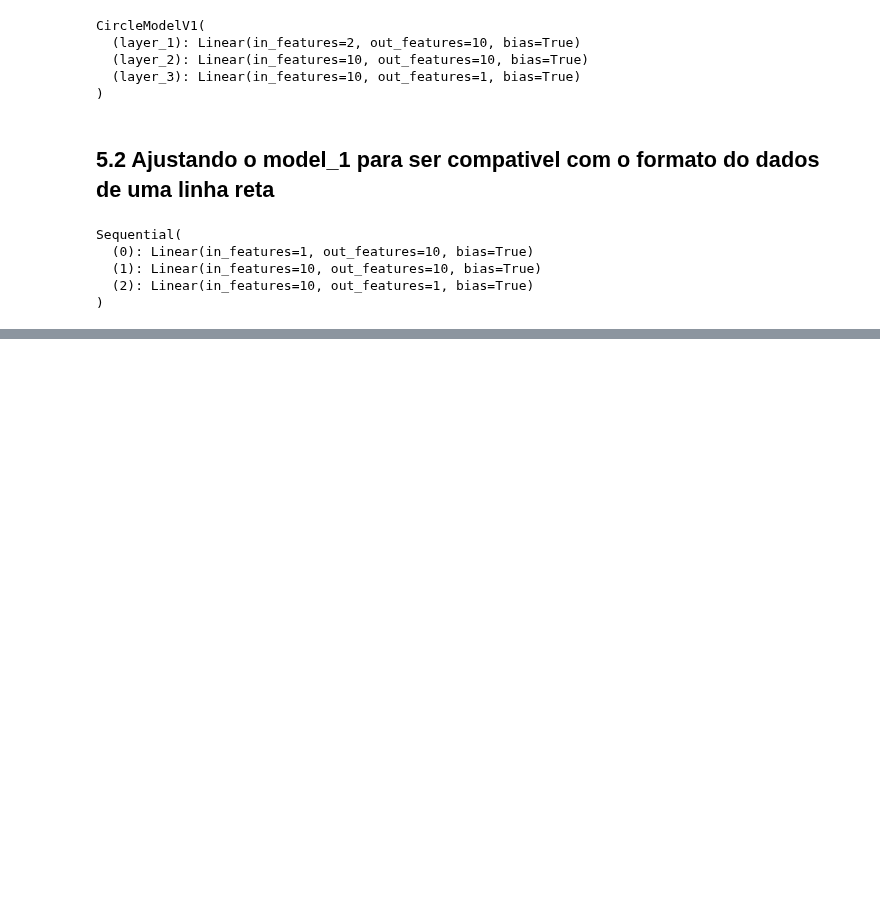
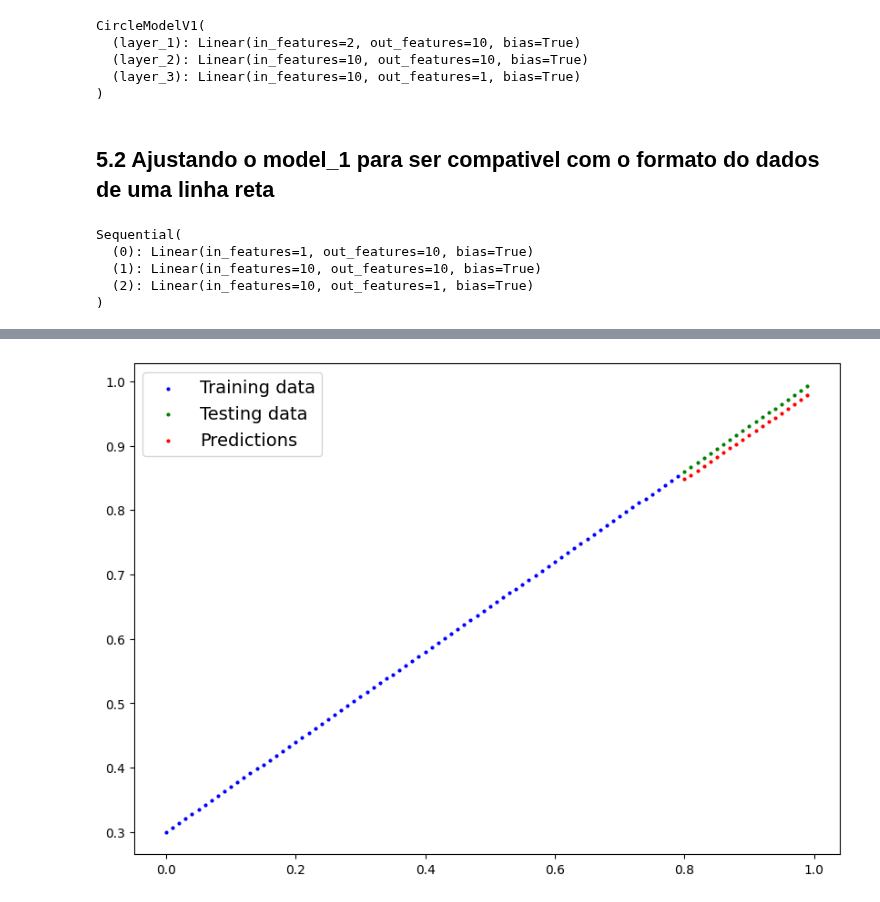
Before and after one commit to HammadN98/pytorch, a Jupyter notebook: 02_pytorch_rn_classificacao.ipynb, the cells around one changed output, grey strips where cells are left out. Cells and saved outputs as stored; diff of their text form; code cells hidden in the pictures; blank space fills up the shorter version.

```diff
--- a/02_pytorch_rn_classificacao.ipynb
+++ b/02_pytorch_rn_classificacao.ipynb
@@ -785,7 +785,7 @@ Sequential(
 #Loss and Optimizer
 loss_fn =nn.L1Loss()
 optimizer = torch.optim.SGD(params=model_2.parameters(),
-                            lr=0.1)
+                            lr=0.01)
 # %%
 #Treino
 torch.manual_seed(42)
@@ -827,0 +833,8 @@ Epoch: 900 | Loss: 0.05571 | Test loss: 0.00603
+# %%
+plot_predictions(train_data=X_train_reg,
+                 train_labels=y_train_reg,
+                 test_data=X_test_reg,
+                 test_labels=y_test_reg,
+                 predictions=test_pred)
+# %% [output]
+[figure, added]
```
Also changed, not shown: parts of 2 cells of this notebook.
